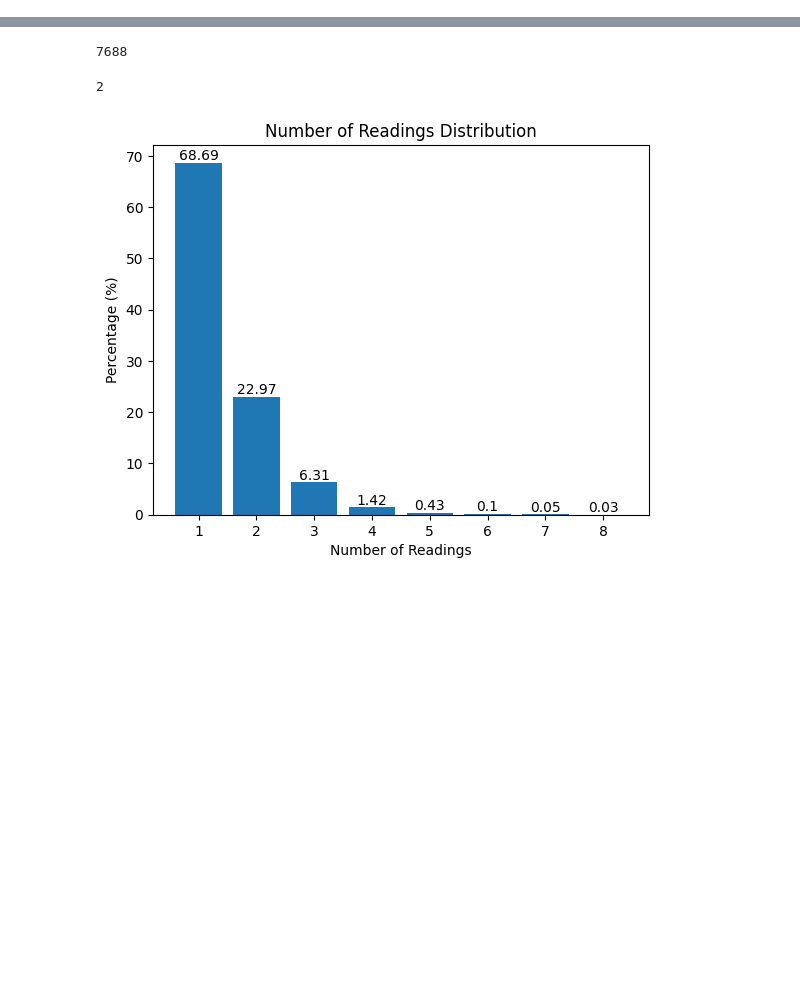
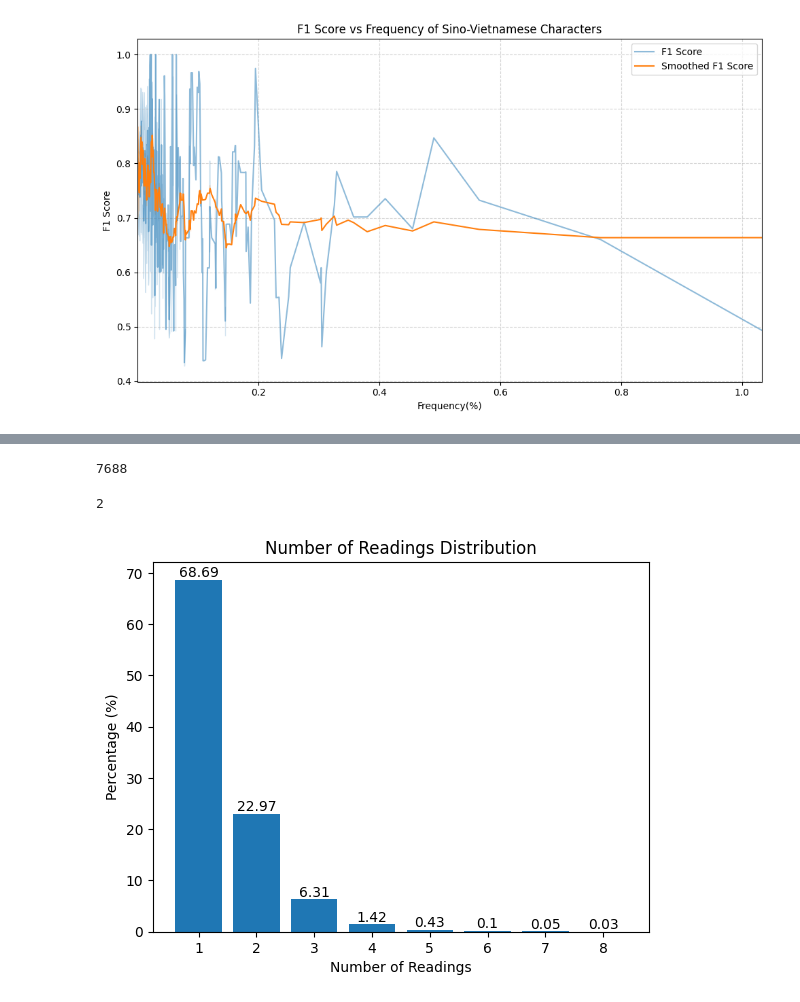
Before and after one commit to LalisaDNN/SinoVietnameseTranscriptionProject, a Jupyter notebook: plot_data.ipynb, the cells around one changed output, grey strips where cells are left out. Cells and saved outputs as stored; diff of their text form; code cells hidden in the pictures; blank space fills up the shorter version.

```diff
--- a/plot_data.ipynb
+++ b/plot_data.ipynb
@@ -0,0 +91,22 @@
+# %%
+# Apply rolling mean for smoothing
+df['smoothed_f1_100'] = df['f1'].rolling(window=30).mean()  # Adjust window size as needed
+df['smoothed_f1_10'] = df['f1'].rolling(window=3).mean()  # Adjust window size as needed
+
+
+# Plotting
+plt.figure(figsize=(10, 6))
+sns.lineplot(x="freq", y="smoothed_f1_10", data=df, alpha=0.5, label='F1 Score').set_xlim([df['freq'].min(), df['freq'].max()])
+sns.lineplot(x="freq", y="smoothed_f1_100", data=df, label='Smoothed F1 Score').set_xlim([df['freq'].min(), df['freq'].max()])
+plt.legend()
+
+plt.grid(linestyle='--', alpha=0.5)
+plt.xlabel('Frequency(%)')
+plt.ylabel('F1 Score')
+plt.title('F1 Score vs Frequency of Sino-Vietnamese Characters')
+plt.tight_layout()
+save_dir = "G:\OneDrive\OneDrive - Hanoi University of Science and Technology\Research\[24.07.28] Sino-Vietnamese Transcription\Figs"
+plt.savefig(os.path.join(save_dir, f'f1_vs_freq.svg'))
+plt.show()
+# %% [output]
+[figure, added]
```
Also changed, not shown: parts of 7 cells of this notebook, 2 other files.
